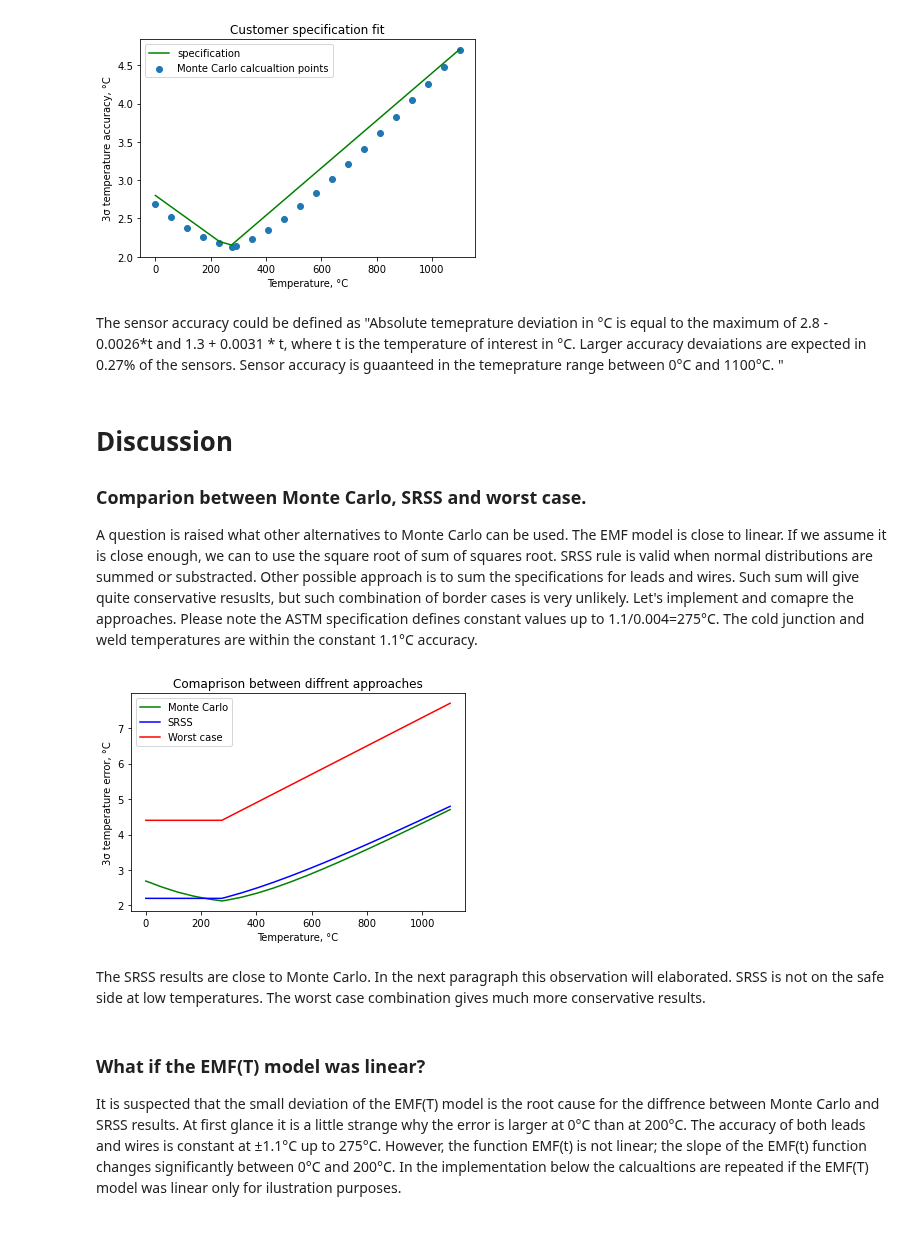
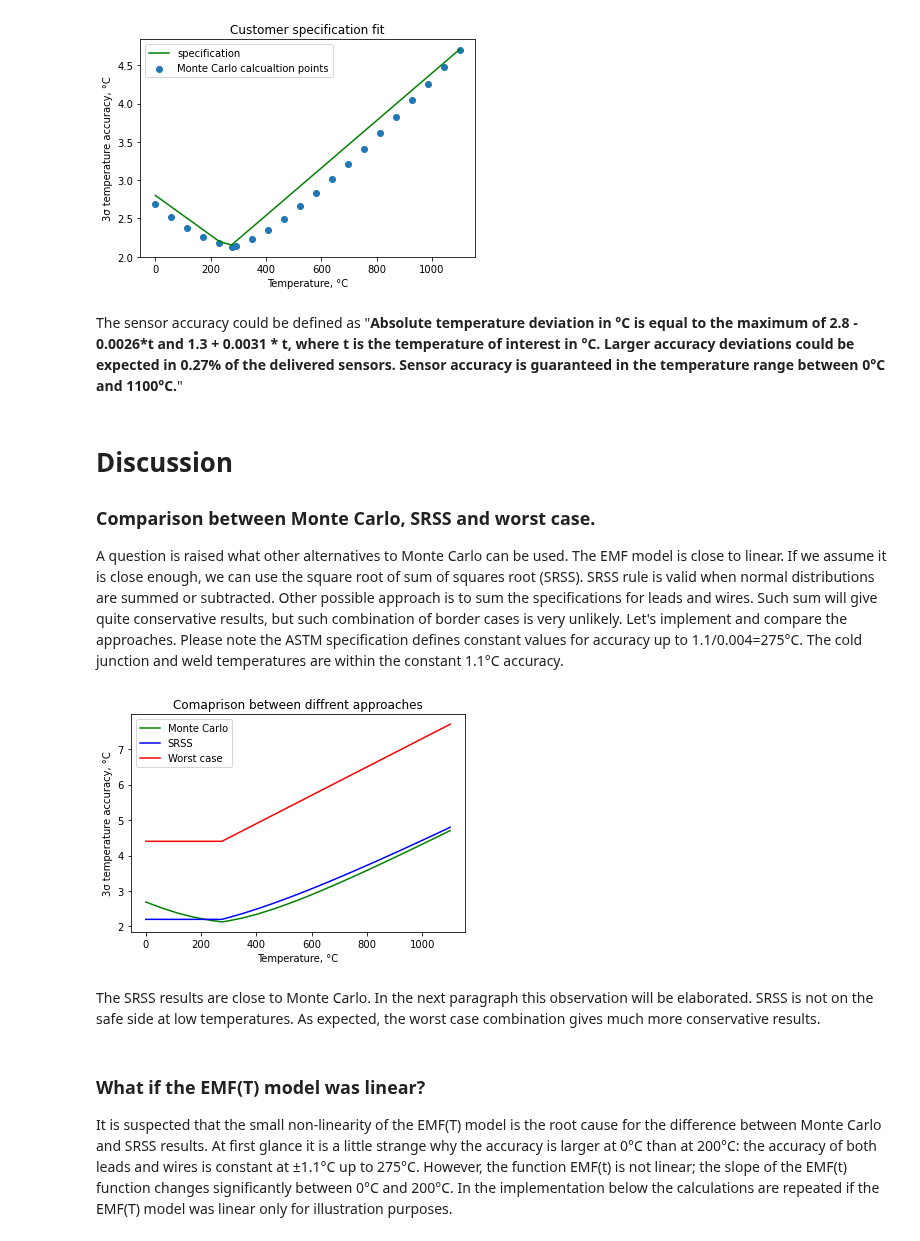
Before and after one commit to Chehlarov/Math-for-devs, a Jupyter notebook: 99 - TC project/N-type thermocouple accuracy calculation using Monte Carlo.ipynb, the cells around one changed output. Cells and saved outputs as stored; diff of their text form; code cells hidden in the pictures.

```diff
--- a/99 - TC project/N-type thermocouple accuracy calculation using Monte Carlo.ipynb
+++ b/99 - TC project/N-type thermocouple accuracy calculation using Monte Carlo.ipynb
@@ -213,10 +213,10 @@ def generate_monte_carlo(t, t_weld = None, t_cold_junction = None, number_of_com
     v_cold_junction = v_leads + v_wires
     v_cold_junction_ref = emf_from_temperature(t_cold_junction)
     t_calculated = temperature_from_emf_v(v_cold_junction + v_cold_junction_ref)
-    errors = t_calculated - t
+    deviations = t_calculated - t
 
 #     print(f"It took {time.time()-start_time}s to calculate")
-    return errors
+    return deviations
 # %% [markdown]
 Testing the function at 1000°C:
 # %%
@@ -455,45 +460,47 @@ plt.show()
 # %% [output]
 [figure]
 # %% [markdown]
-The sensor accuracy could be defined as "Absolute temeprature deviation in °C is equal to the maximum of 2.8 - 0.0026*t and 1.3 + 0.0031 * t, where t is the temperature of interest in °C. Larger accuracy devaiations are expected in 0.27% of the sensors. Sensor accuracy is guaanteed in the temeprature range between 0°C and 1100°C. "
+The sensor accuracy could be defined as "<b>Absolute temperature deviation in °C is equal to the maximum of 2.8 - 0.0026*t and 1.3 + 0.0031 * t, where t is the temperature of interest in °C. Larger accuracy deviations could be expected in 0.27% of the delivered sensors. Sensor accuracy is guaranteed in the temperature range between 0°C and 1100°C.</b>"
 # %% [markdown]
 # Discussion
-### Comparion between Monte Carlo, SRSS and worst case.
-A question is raised what other alternatives to Monte Carlo can be used. The EMF model is close to linear. If we assume it is close enough, we can to use the square root of sum of squares root. SRSS rule is valid when normal distributions are summed or substracted.
-Other possible approach is to sum the specifications for leads and wires. Such sum will give quite conservative resuslts, but such combination of border cases is very unlikely.
-Let's implement and comapre the approaches. Please note the ASTM specification defines constant values up to 1.1/0.004=275°C. The cold junction and weld temperatures are within the constant 1.1°C accuracy.
+### Comparison between Monte Carlo, SRSS and worst case.
+A question is raised what other alternatives to Monte Carlo can be used. The EMF model is close to linear. If we assume it is close enough, we can use the square root of sum of squares root (SRSS). SRSS rule is valid when normal distributions are summed or subtracted.
+Other possible approach is to sum the specifications for leads and wires. Such sum will give quite conservative results, but such combination of border cases is very unlikely.
+Let's implement and compare the approaches. Please note the ASTM specification defines constant values for accuracy up to 1.1/0.004=275°C. The cold junction and weld temperatures are within the constant 1.1°C accuracy.
 # %%
 plt.title("Comaprison between diffrent approaches")
 plt.xlabel("Temperature, °C")
-plt.ylabel("3σ temperature error, °C")
+plt.ylabel("3σ temperature accuracy, °C")
 
 plot_x = envelop_data[0]
 
 #Monte Carlo
 plt.plot(plot_x, envelop_data[1], c = "green", label="Monte Carlo")
 
 #SRSS
-srss_accuracy = 3*np.sqrt((np.vectorize(leads_accuracy)(plot_x) / 3)**2 + (leads_accuracy(0) / 3)**2 + \
-                        (wires_accuracy(0) / 3)**2 + (wires_accuracy(0) / 3)**2)
+srss_accuracy = 3 * np.sqrt((np.vectorize(leads_accuracy)(plot_x) / 3)**2 + \
+                            (leads_accuracy(0) / 3)**2 + \
+                            (wires_accuracy(0) / 3)**2 + \
+                            (wires_accuracy(0) / 3)**2)
 plt.plot(plot_x, srss_accuracy, c = "blue", label="SRSS")
 
 #Worst case
 worst_case_accuracy = 3*((np.vectorize(leads_accuracy)(plot_x) / 3) + \
                         (leads_accuracy(0) / 3) + \
                         (wires_accuracy(0) / 3) + \
                         (wires_accuracy(0) / 3))
 plt.plot(plot_x, worst_case_accuracy, c = "red", label="Worst case")
 
 plt.legend()
 plt.show()
 # %% [output]
-[figure, old version]
+[figure, new version]
 # %% [markdown]
-The SRSS results are close to Monte Carlo. In the next paragraph this observation will elaborated. SRSS is not on the safe side at low temperatures. The worst case combination gives much more conservative results.
+The SRSS results are close to Monte Carlo. In the next paragraph this observation will be elaborated. SRSS is not on the safe side at low temperatures. As expected, the worst case combination gives much more conservative results.
 # %% [markdown]
 ### What if the EMF(T) model was linear?
-It is suspected that the small deviation of the EMF(T) model is the root cause for the diffrence between Monte Carlo and SRSS results.
-At first glance it is a little strange why the error is larger at 0°C than at 200°C. The accuracy of both leads and wires is constant at ±1.1°C up to 275°C. However, the function EMF(t) is not linear; the slope of the EMF(t) function changes significantly between 0°C and 200°C.
-In the implementation below the calcualtions are repeated if the EMF(T) model was linear only for ilustration purposes.
+It is suspected that the small non-linearity of the EMF(T) model is the root cause for the difference between Monte Carlo and SRSS results.
+At first glance it is a little strange why the accuracy is larger at 0°C than at 200°C: the accuracy of both leads and wires is constant at ±1.1°C up to 275°C. However, the function EMF(t) is not linear; the slope of the EMF(t) function changes significantly between 0°C and 200°C.
+In the implementation below the calculations are repeated if the EMF(T) model was linear only for illustration purposes.
 # %%
 x = np.linspace(0, 1100, 100)
```
Also changed, not shown: parts of 29 cells of this notebook.
